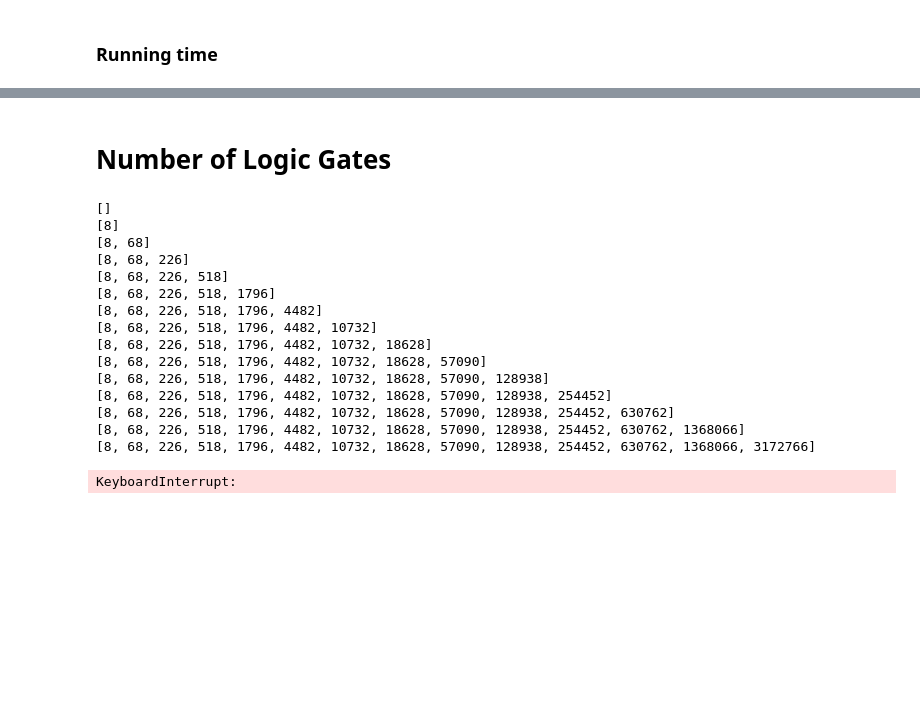
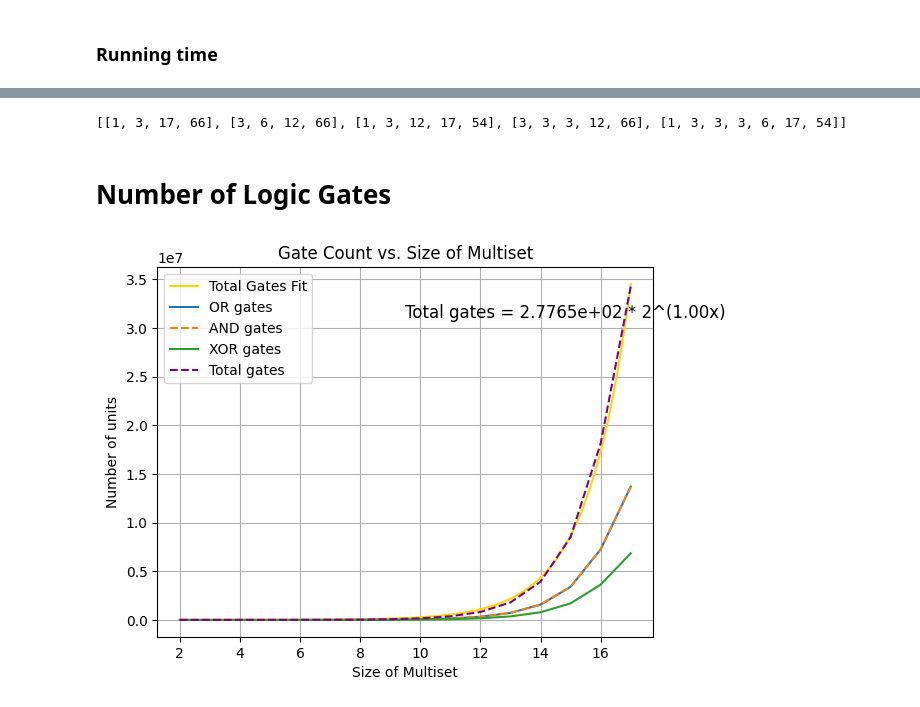
Before and after one commit to tinman2030/MIPT-Group7, a Jupyter notebook: analysis.ipynb, the cells around one changed output, grey strips where cells are left out. Saved outputs shown, nothing was run; the diff lists cells and outputs as text; code cells hidden in the pictures; blank space fills up the shorter version.

```diff
--- a/analysis.ipynb
+++ b/analysis.ipynb
@@ -98,3 +98,38 @@ plt.show()
+# %%
+def generate_random_numbers(n):
+    return [random.random() for _ in range(n)]
+
+def make_combos(my_set):
+    my_set = [x for x in my_set if x != 0]
+
+    if len(my_set) < 2:
+        raise ValueError("Size of the set must be greater than 2")
+
+    combos = []
+    for i in range(2, len(my_set) +1):
+        combos.extend(combinations(my_set,i))
+    combos_list = [list(comb) for comb in combos]
+    unique_combo_list = []
+
+    [unique_combo_list.append(x) for x in combos_list if x not in unique_combo_list]
+
+    return unique_combo_list
+
+def get_sums(combos, target):
+    good_list= []
+    for combo in combos:
+        if sum(combo) == target:
+            good_list.append(combo)
+    return good_list
+
+toAdd = [0,1,3,3,3,3,6,12,17,31,54,66]
+target = 87
+combos = make_combos(toAdd)
+result = get_sums(combos,target)
+
+print(result)
+# %% [output]
+[[1, 3, 17, 66], [3, 6, 12, 66], [1, 3, 12, 17, 54], [3, 3, 3, 12, 66], [1, 3, 3, 3, 6, 17, 54]]
 # %% [markdown]
 # Number of Logic Gates
 # %%
@@ -137,50 +172,51 @@ x = []
 
 oar = []
 andy = []
 xor = []
 
 total = []
 for i in range(16):
-    toAdd = [generate_random_positive_integer(128) for _ in range(i + 2)]
+    toAdd = [generate_random_positive_integer(255) for _ in range(i + 2)]
 
     combos = make_combos(toAdd)
     nums = get_num_gates(combos)
 
     x.append(i+2)
 
-    print(oar)
-
     oar.append(nums[0])
     andy.append(nums[1])
     xor.append(nums[2])
     total.append(nums[3])
 
+x_data = np.array(x)
+y_data = np.array(total)
+
+# Define the function to fit with base 2
+def fit_function_base_2(x, a, b):
+    return a * np.power(2, b * x)
+
+popt, pcov = curve_fit(fit_function_base_2, x_data, y_data)
+
+# Create a string representation of the fitted function
+fitted_function_str = f'Total gates = {popt[0]:.4e} * 2^({popt[1]:.2f}x)'
+x_fit = np.linspace(min(x), max(x), 100)
+y_fit = fit_function_base_2(x_fit, *popt)
+
+plt.plot(x_fit, y_fit, label='Total Gates Fit', color='gold')
+
+plt.text(0.5, 0.9, fitted_function_str, transform=plt.gca().transAxes, fontsize=12, verticalalignment='top')
+
 
 plt.plot(x, oar, label='OR gates')
 plt.plot(x, andy, label='AND gates',linestyle = '--')
 plt.plot(x, xor, label='XOR gates')
-plt.plot(x, total, label='Total gates')
+plt.plot(x, total, linestyle = '--',label='Total gates',color = 'purple')
 
 plt.xlabel('Size of Multiset')
 plt.ylabel('Number of units')
 plt.title('Gate Count vs. Size of Multiset')
 plt.legend()
 plt.grid(True)
 plt.show()
 # %% [output]
-[]
-[8]
-[8, 68]
-[8, 68, 226]
-[8, 68, 226, 518]
-[8, 68, 226, 518, 1796]
-[8, 68, 226, 518, 1796, 4482]
-[8, 68, 226, 518, 1796, 4482, 10732]
-[8, 68, 226, 518, 1796, 4482, 10732, 18628]
-[8, 68, 226, 518, 1796, 4482, 10732, 18628, 57090]
-[8, 68, 226, 518, 1796, 4482, 10732, 18628, 57090, 128938]
-[8, 68, 226, 518, 1796, 4482, 10732, 18628, 57090, 128938, 254452]
-[8, 68, 226, 518, 1796, 4482, 10732, 18628, 57090, 128938, 254452, 630762]
-[8, 68, 226, 518, 1796, 4482, 10732, 18628, 57090, 128938, 254452, 630762, 1368066]
-[8, 68, 226, 518, 1796, 4482, 10732, 18628, 57090, 128938, 254452, 630762, 1368066, 3172766]
-KeyboardInterrupt:
+[figure, added]
```
Also changed, not shown: parts of 1 cell of this notebook, 3 other files.
